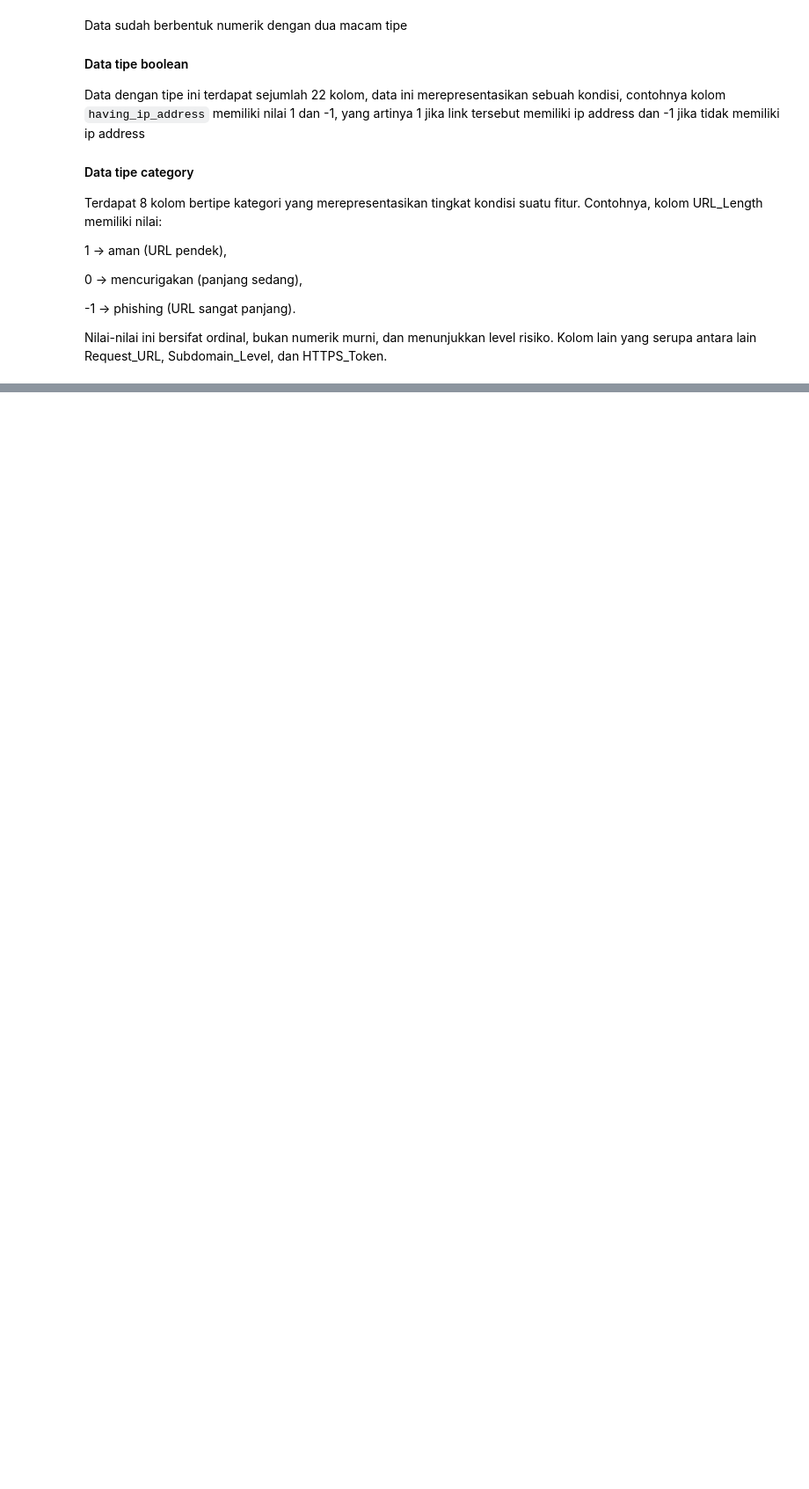
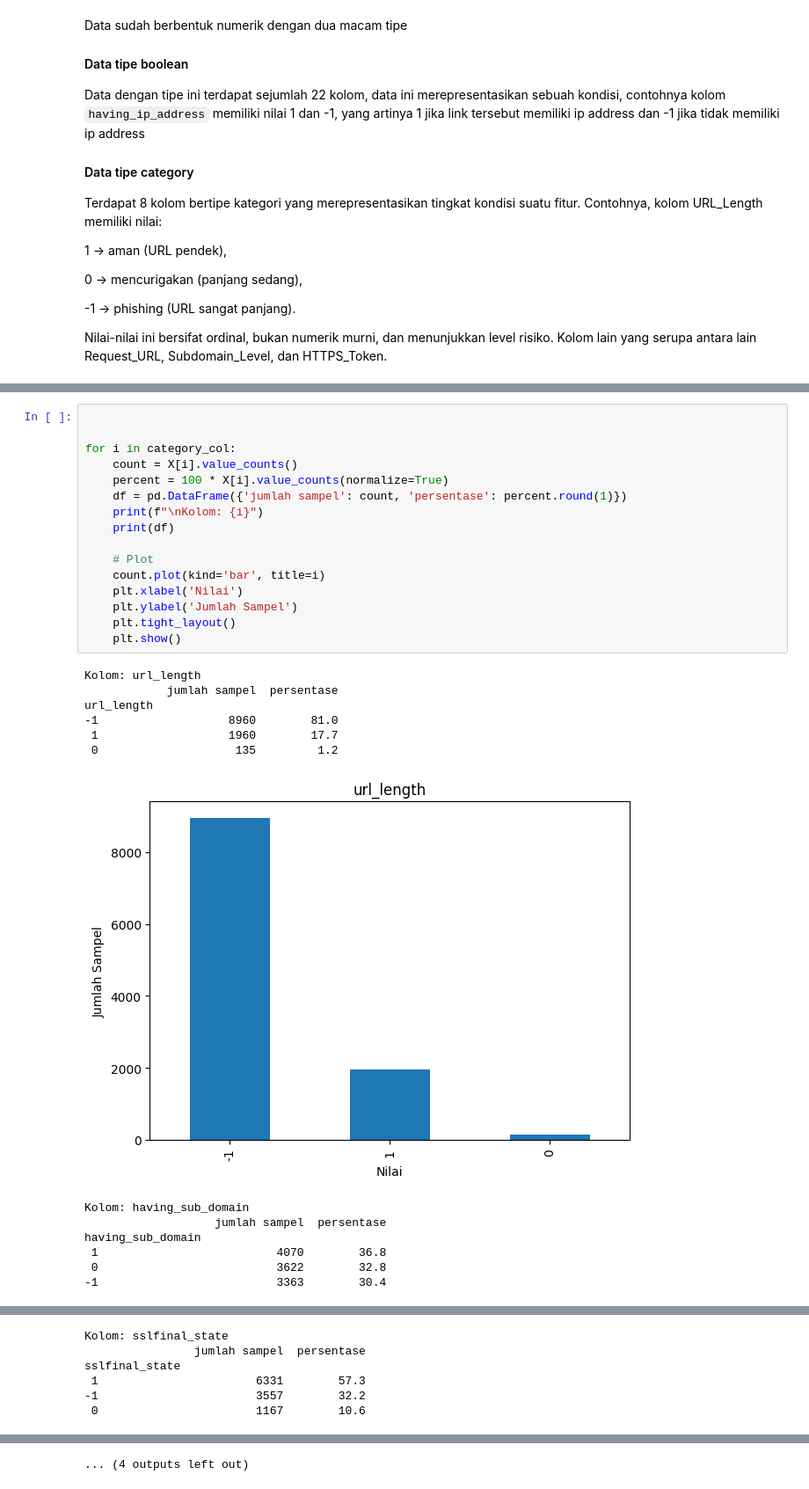
Before and after one commit to Alfthrpy/Predictive_analysis, a Jupyter notebook: notebook.ipynb, the cells around one changed output, grey strips where cells are left out. Shown at 88% size. Saved outputs shown, nothing was run; the diff lists cells and outputs as text; blank space fills up the shorter version.

```diff
--- a/notebook.ipynb
+++ b/notebook.ipynb
@@ -128,0 +256,30 @@ Nilai-nilai ini bersifat ordinal, bukan numerik murni, dan menunjukkan level ris
+# %%
+
+
+for i in category_col:
+    count = X[i].value_counts()
+    percent = 100 * X[i].value_counts(normalize=True)
+    df = pd.DataFrame({'jumlah sampel': count, 'persentase': percent.round(1)})
+    print(f"\nKolom: {i}")
+    print(df)
+
+    # Plot
+    count.plot(kind='bar', title=i)
+    plt.xlabel('Nilai')
+    plt.ylabel('Jumlah Sampel')
+    plt.tight_layout()
+    plt.show()
+# %% [output]
+Kolom: url_length
+            jumlah sampel  persentase
+url_length
+-1                   8960        81.0
+ 1                   1960        17.7
+ 0                    135         1.2
+[figure, added]
+Kolom: having_sub_domain
+                   jumlah sampel  persentase
+having_sub_domain
+ 1                          4070        36.8
+ 0                          3622        32.8
+-1                          3363        30.4
@@ -128,0 +287,6 @@ Nilai-nilai ini bersifat ordinal, bukan numerik murni, dan menunjukkan level ris
+Kolom: sslfinal_state
+                jumlah sampel  persentase
+sslfinal_state
+ 1                       6331        57.3
+-1                       3557        32.2
+ 0                       1167        10.6
@@ -128,0 +315 @@ Nilai-nilai ini bersifat ordinal, bukan numerik murni, dan menunjukkan level ris
+... (4 outputs left out)
```
Also changed, not shown: parts of 49 cells of this notebook.
